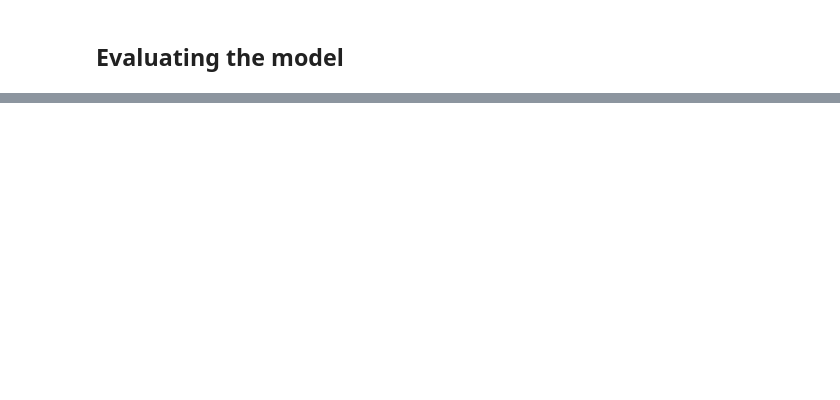
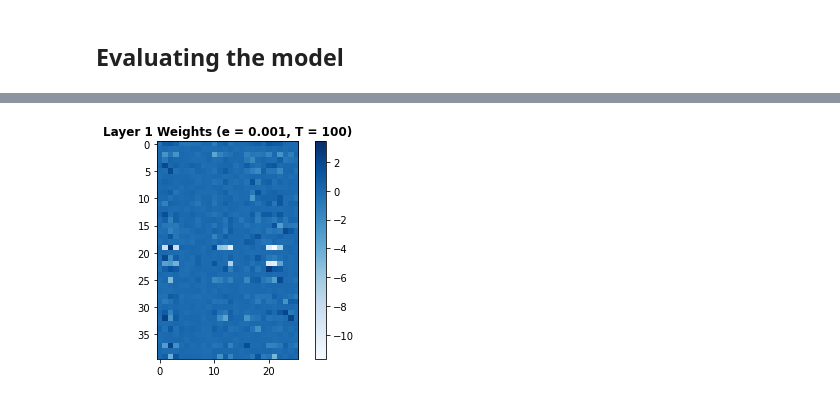
Before and after one commit to deoliveirajoshua/REU2021-human-context-recognition, a Jupyter notebook: ExtraSensory_data/models/ExtraSensory Classifier.ipynb, the cells around one changed output, grey strips where cells are left out. Drawn from its saved outputs; the diff is of its cells as text; code cells hidden in the pictures; blank space fills up the shorter version.

```diff
--- a/ExtraSensory_data/models/ExtraSensory Classifier.ipynb
+++ b/ExtraSensory_data/models/ExtraSensory Classifier.ipynb
@@ -80,7 +92,7 @@ X, y
 ## Splitting the data and loading it into a PyTorch dataloader
 # %%
 from sklearn.model_selection import train_test_split
-X_train, X_test, y_train, y_test = train_test_split(X, y, test_size = 0.2, random_state = 1)
+X_train, X_test, y_train, y_test = train_test_split(X, y, test_size = 0.3, random_state = 1, stratify=y)
 # %%
 train_features = torch.tensor(X_train)
 train_labels = torch.tensor(y_train)
@@ -98,15 +126,21 @@ test_loader = torch.utils.data.DataLoader(test_data, batch_size = 50, shuffle =
 class Classifier(nn.Module):
     def __init__(self, input_layer, output_layer):
         super(Classifier, self).__init__()
-        self.fc1 = nn.Linear(input_layer, 200)
-        self.fc2 = nn.Linear(200, 100)
-        self.fc3 = nn.Linear(100, 50)
-        self.output = nn.Linear(50, output_layer)
+        self.fc1 = nn.Linear(input_layer, 40)
+        self.fc2 = nn.Linear(40, 40)
+        self.fc3 = nn.Linear(40, 40)
+        self.fc4 = nn.Linear(40, 40)
+        self.fc5 = nn.Linear(40, 1)
+        self.dropout = nn.Dropout(0.1)
     def forward(self, x):
         x = F.relu(self.fc1(x))
+        x = self.dropout(x)
         x = F.relu(self.fc2(x))
+        x = self.dropout(x)
         x = F.relu(self.fc3(x))
-        x = torch.sigmoid(self.output(x))
+        x = self.dropout(x)
+        x = F.relu(self.fc4(x))
+        x = torch.sigmoid(self.fc5(x))
         return x
 # %%
 input_layer = train_features.shape[1]
@@ -190,0 +258,68 @@ F-1 Score: 0.87
+# %%
+#Layer 1
+w_img = model.fc1.weight
+wmin = torch.min(w_img)
+wmax = torch.max(w_img)
+w_img = w_img.cpu()
+w_img = w_img.detach().numpy()
+#w_img = w_img.reshape(26, 40)
+c = plt.imshow(w_img, cmap ='Blues', vmin = wmin , vmax = wmax,
+                    interpolation ='nearest', origin ='upper')
+plt.colorbar(c)
+plt.title('Layer 1 Weights (e = 0.001, T = 100)', fontweight ="bold")
+plt.show()
+
+#layer 2
+w_img = model.fc2.weight
+wmin = torch.min(w_img)
+wmax = torch.max(w_img)
+w_img = w_img.cpu()
+w_img = w_img.detach().numpy()
+#w_img = w_img.reshape(26, 40)
+c = plt.imshow(w_img, cmap ='Blues', vmin = wmin , vmax = wmax,
+                    interpolation ='nearest', origin ='upper')
+plt.colorbar(c)
+plt.title('Layer 2 Weights (e = 0.001, T = 100)', fontweight ="bold")
+plt.show()
+
+#Layer 3
+w_img = model.fc3.weight
+wmin = torch.min(w_img)
+wmax = torch.max(w_img)
+w_img = w_img.cpu()
+w_img = w_img.detach().numpy()
+#w_img = w_img.reshape(26, 40)
+c = plt.imshow(w_img, cmap ='Blues', vmin = wmin , vmax = wmax,
+                    interpolation ='nearest', origin ='upper')
+plt.colorbar(c)
+plt.title('Layer 3 Weights (e = 0.001, T = 100)', fontweight ="bold")
+plt.show()
+
+#Layer 4
+w_img = model.fc4.weight
+wmin = torch.min(w_img)
+wmax = torch.max(w_img)
+w_img = w_img.cpu()
+w_img = w_img.detach().numpy()
+#w_img = w_img.reshape(26, 40)
+c = plt.imshow(w_img, cmap ='Blues', vmin = wmin , vmax = wmax,
+                    interpolation ='nearest', origin ='upper')
+plt.colorbar(c)
+plt.title('Layer 4 Weights (e = 0.001, T = 100)', fontweight ="bold")
+plt.show()
+
+
+#Layer 5
+w_img = model.fc5.weight
+wmin = torch.min(w_img)
+wmax = torch.max(w_img)
+w_img = w_img.cpu()
+w_img = w_img.detach().numpy()
+#w_img = w_img.reshape(26, 40)
+c = plt.imshow(w_img, cmap ='Blues', vmin = wmin , vmax = wmax,
+                    interpolation ='nearest', origin ='upper')
+plt.colorbar(c)
+plt.title('Layer 5 Weights (e = 0.001, T = 100)', fontweight ="bold")
+plt.show()
+# %% [output]
+[figure, added]
```
Also changed, not shown: parts of 10 cells of this notebook, 19 other files.
